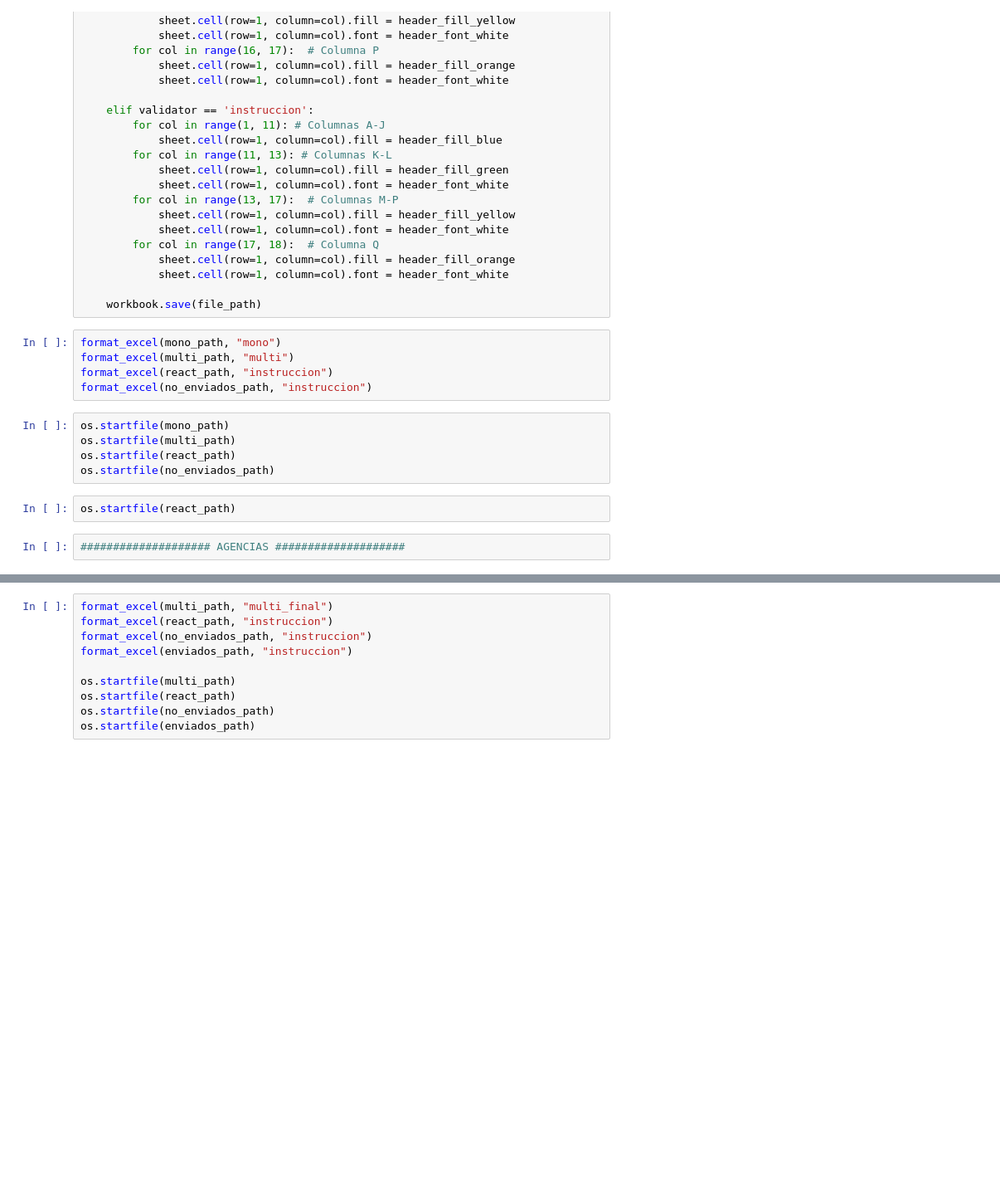
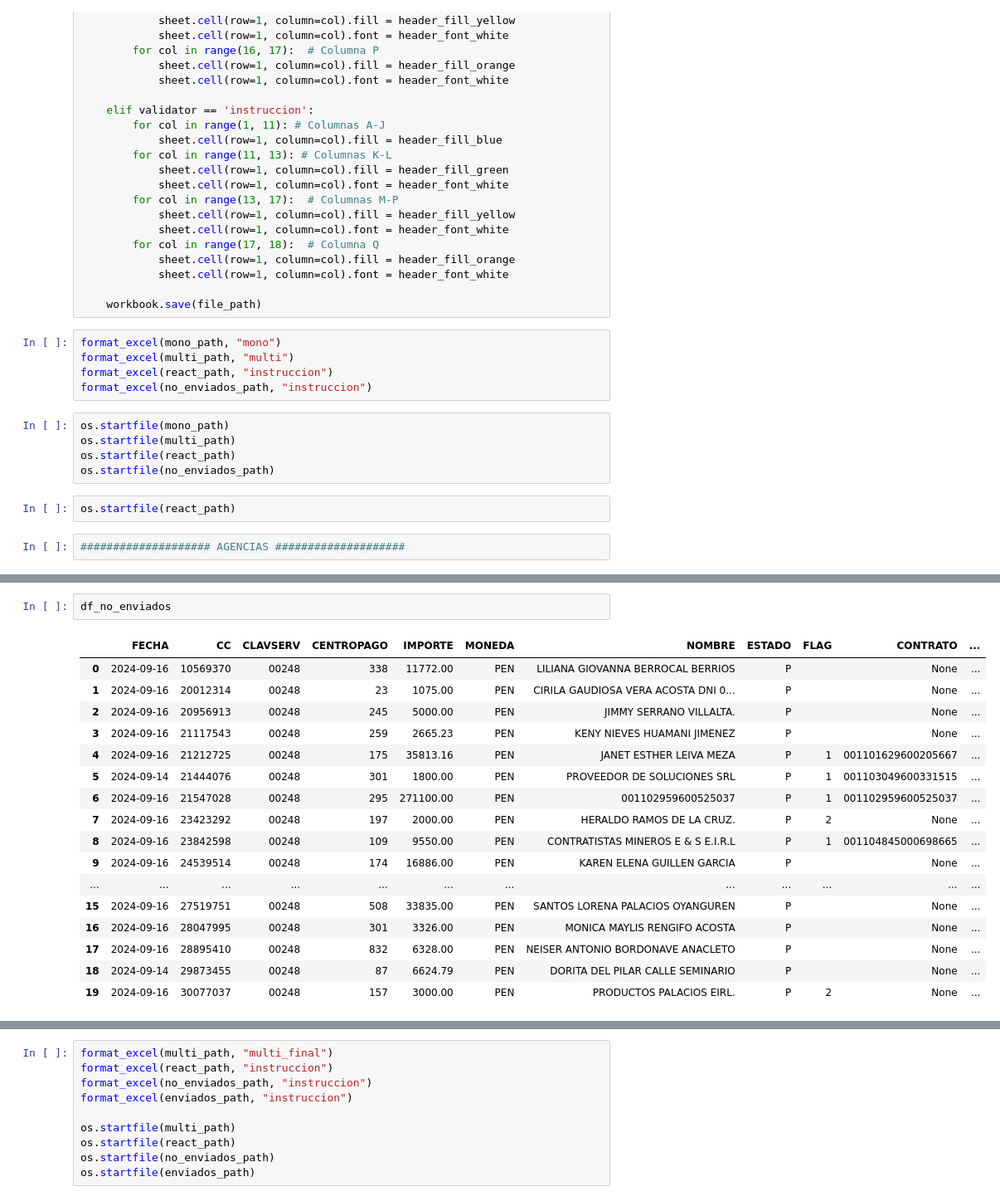
Before and after one commit to iriarteMirko/base-pagos, a Jupyter notebook: main.ipynb, the cells around one changed output, grey strips where cells are left out. Shown at 83% size. Drawn from its saved outputs; the diff is of its cells as text; blank space fills up the shorter version.

```diff
--- a/main.ipynb
+++ b/main.ipynb
@@ -524,3 +861,23 @@ df_multi_final.head(5)
+# %%
+df_no_enviados
+# %% [output]
+|  | FECHA | CC | CLAVSERV | CENTROPAGO | IMPORTE | MONEDA | NOMBRE | ESTADO | FLAG | CONTRATO | ... |
+| 0 | 2024-09-16 | 10569370 | 00248 | 338 | 11772.00 | PEN | LILIANA GIOVANNA BERROCAL BERRIOS | P |  | None | ... |
+| 1 | 2024-09-16 | 20012314 | 00248 | 23 | 1075.00 | PEN | CIRILA GAUDIOSA VERA ACOSTA DNI 0... | P |  | None | ... |
+| 2 | 2024-09-16 | 20956913 | 00248 | 245 | 5000.00 | PEN | JIMMY SERRANO VILLALTA. | P |  | None | ... |
+| 3 | 2024-09-16 | 21117543 | 00248 | 259 | 2665.23 | PEN | KENY NIEVES HUAMANI JIMENEZ | P |  | None | ... |
+| 4 | 2024-09-16 | 21212725 | 00248 | 175 | 35813.16 | PEN | JANET ESTHER LEIVA MEZA | P | 1 | 001101629600205667 | ... |
+| 5 | 2024-09-14 | 21444076 | 00248 | 301 | 1800.00 | PEN | PROVEEDOR DE SOLUCIONES SRL | P | 1 | 001103049600331515 | ... |
+| 6 | 2024-09-16 | 21547028 | 00248 | 295 | 271100.00 | PEN | 001102959600525037 | P | 1 | 001102959600525037 | ... |
+| 7 | 2024-09-16 | 23423292 | 00248 | 197 | 2000.00 | PEN | HERALDO RAMOS DE LA CRUZ. | P | 2 | None | ... |
+| 8 | 2024-09-16 | 23842598 | 00248 | 109 | 9550.00 | PEN | CONTRATISTAS MINEROS E & S E.I.R.L | P | 1 | 001104845000698665 | ... |
+| 9 | 2024-09-16 | 24539514 | 00248 | 174 | 16886.00 | PEN | KAREN ELENA GUILLEN GARCIA | P |  | None | ... |
+| ... | ... | ... | ... | ... | ... | ... | ... | ... | ... | ... | ... |
+| 15 | 2024-09-16 | 27519751 | 00248 | 508 | 33835.00 | PEN | SANTOS LORENA PALACIOS OYANGUREN | P |  | None | ... |
+| 16 | 2024-09-16 | 28047995 | 00248 | 301 | 3326.00 | PEN | MONICA MAYLIS RENGIFO ACOSTA | P |  | None | ... |
+| 17 | 2024-09-16 | 28895410 | 00248 | 832 | 6328.00 | PEN | NEISER ANTONIO BORDONAVE ANACLETO | P |  | None | ... |
+| 18 | 2024-09-14 | 29873455 | 00248 | 87 | 6624.79 | PEN | DORITA DEL PILAR CALLE SEMINARIO | P |  | None | ... |
+| 19 | 2024-09-16 | 30077037 | 00248 | 157 | 3000.00 | PEN | PRODUCTOS PALACIOS EIRL. | P | 2 | None | ... |
 # %%
 df_no_enviados_final = pd.concat([df_no_enviados, df_no_enviados_multi])
 
```
Also changed, not shown: parts of 52 cells of this notebook, 3 other files.
